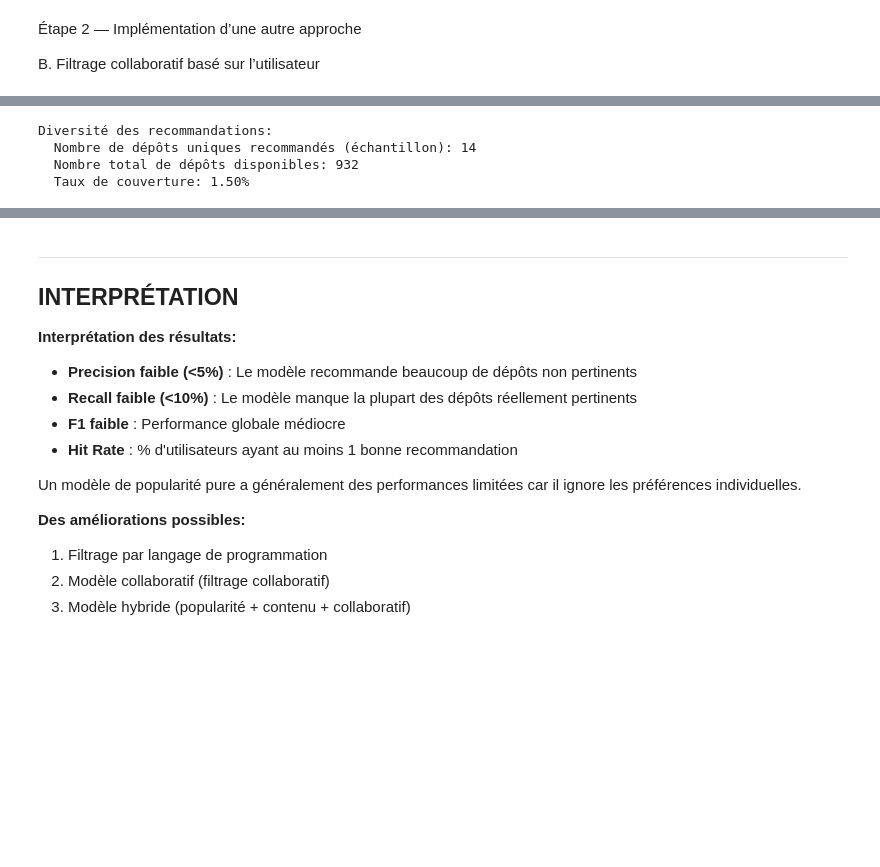
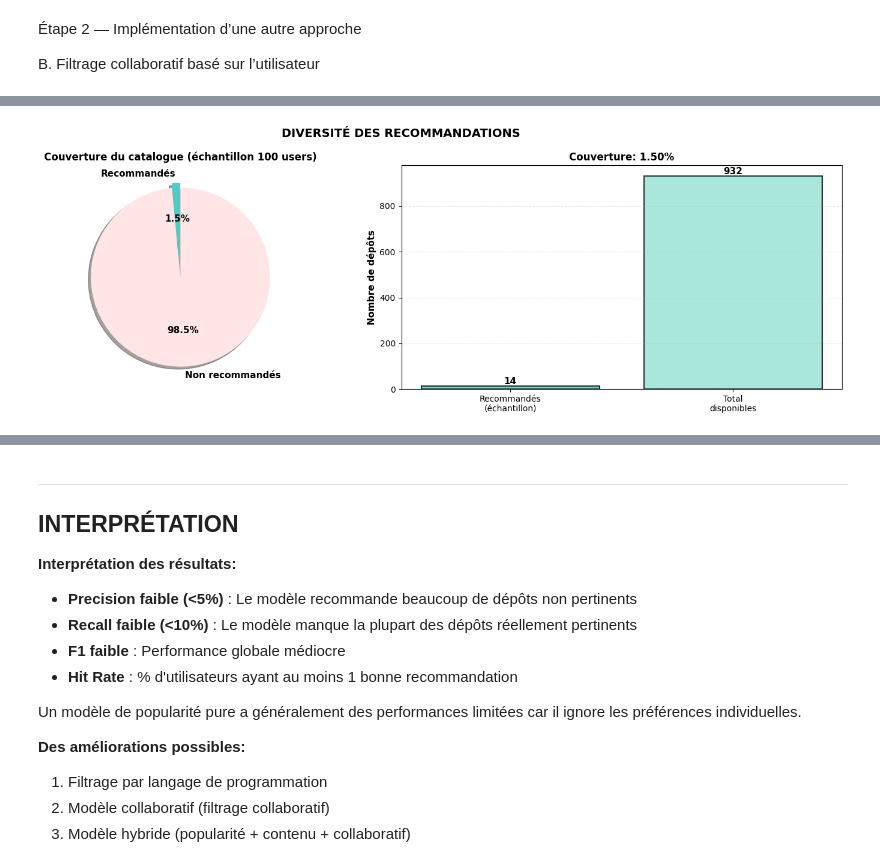
Before and after one commit to DrHurel/popularity-based-rs, a Jupyter notebook: TP-IA-GL Popularity-based RS.ipynb, the cells around one changed output, grey strips where cells are left out. Drawn from its saved outputs; the diff is of its cells as text; code cells hidden in the pictures; blank space fills up the shorter version.

```diff
--- a/TP-IA-GL Popularity-based RS.ipynb
+++ b/TP-IA-GL Popularity-based RS.ipynb
@@ -557,21 +632,41 @@ Distribution des interactions dans le test set:
 # %%
+unique_recommended = set()
+for user in test_df["user"].unique()[:100]:
+    recs = recommend_popular(user, top_k=10)
+    unique_recommended.update(recs)
 
-# Couverture des recommandations
-unique_recommended = set()
-for user in test_df["user"].unique()[:100]:  # Sur un échantillon
-    try:
-        recs = recommend_popular(user, top_k=10)
-        unique_recommended.update(recs)
-    except:
-        pass
+coverage_rate = len(unique_recommended) / len(merged_repos) * 100
+non_recommended = len(merged_repos) - len(unique_recommended)
 
-print("Diversité des recommandations:")
-print(f"  Nombre de dépôts uniques recommandés (échantillon): {len(unique_recommended)}")
-print(f"  Nombre total de dépôts disponibles: {len(merged_repos)}")
-print(f"  Taux de couverture: {len(unique_recommended)/len(merged_repos)*100:.2f}%\n")
+fig, axes = plt.subplots(1, 2, figsize=(15, 5))
+fig.suptitle('DIVERSITÉ DES RECOMMANDATIONS', fontsize=14, fontweight='bold')
+
+sizes = [len(unique_recommended), non_recommended]
+labels = ['Recommandés', 'Non recommandés']
+colors = ['#4ECDC4', '#FFE5E5']
+explode = (0.05, 0)
+
+axes[0].pie(sizes, explode=explode, labels=labels, colors=colors, autopct='%1.1f%%',
+            shadow=True, startangle=90, textprops={'fontsize': 11, 'fontweight': 'bold'})
+axes[0].set_title('Couverture du catalogue (échantillon 100 users)', fontsize=12, fontweight='bold')
+
+categories = ['Recommandés\n(échantillon)', 'Total\ndisponibles']
+values = [len(unique_recommended), len(merged_repos)]
+colors_bar = ['#4ECDC4', '#95E1D3']
+
+bars = axes[1].bar(categories, values, color=colors_bar, alpha=0.8, edgecolor='black', linewidth=1.5)
+axes[1].set_ylabel('Nombre de dépôts', fontsize=11, fontweight='bold')
+axes[1].set_title(f'Couverture: {coverage_rate:.2f}%', fontsize=12, fontweight='bold')
+axes[1].grid(axis='y', alpha=0.3, linestyle='--')
+
+for bar in bars:
+    height = bar.get_height()
+    axes[1].text(bar.get_x() + bar.get_width()/2., height,
+                f'{int(height)}',
+                ha='center', va='bottom', fontsize=11, fontweight='bold')
+
+plt.tight_layout()
+plt.show()
 # %% [output]
-Diversité des recommandations:
-  Nombre de dépôts uniques recommandés (échantillon): 14
-  Nombre total de dépôts disponibles: 932
-  Taux de couverture: 1.50%
+[figure, added]
 # %%
```
Also changed, not shown: parts of 13 cells of this notebook, 1 other file.
